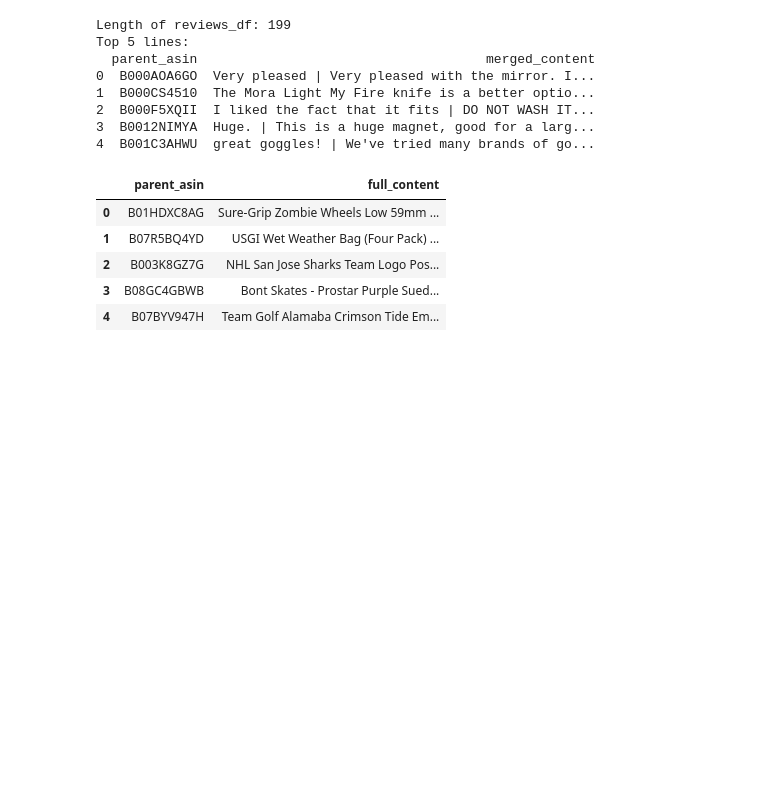
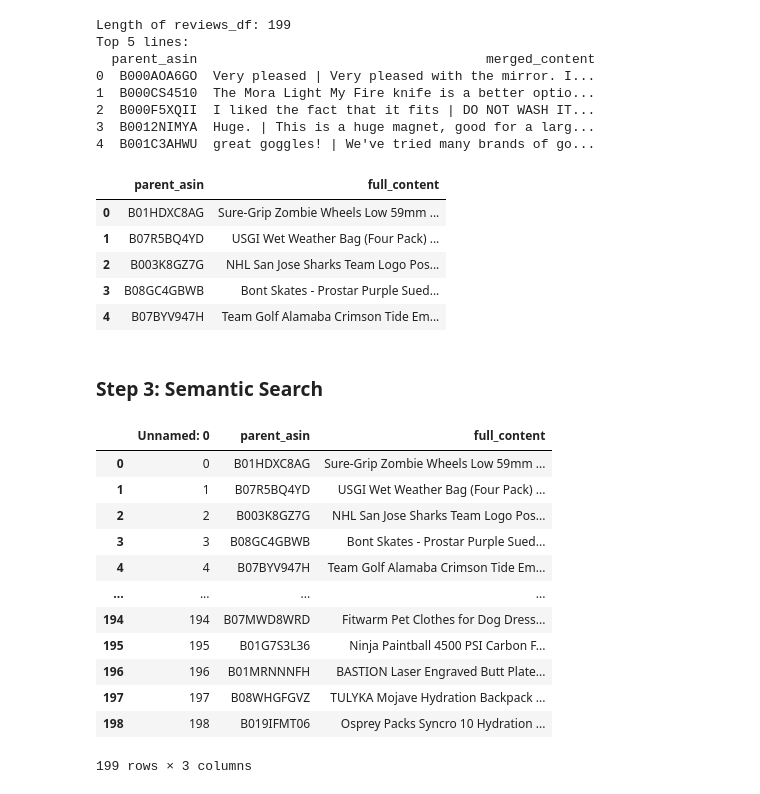
Before and after one commit to UBC-MDS/DSCI_575_project_alnliu11_lightgl, a Jupyter notebook: notebooks/milestone1_exploration.ipynb, the cells around one changed output. Saved outputs shown, nothing was run; the diff lists cells and outputs as text; code cells hidden in the pictures; blank space fills up the shorter version.

Commit message:
Semantic Search

```diff
--- a/notebooks/milestone1_exploration.ipynb
+++ b/notebooks/milestone1_exploration.ipynb
@@ -256,3 +256,23 @@ merged_df.head()
 | 4 | B07BYV947H | Team Golf Alamaba Crimson Tide Em... |
 # %%
 merged_df.to_csv("../data/processed/merged.csv")
+# %% [markdown]
+### Step 3: Semantic Search
+# %%
+merged_df=pd.read_csv('../data/processed/merged.csv')
+# %%
+merged_df
+# %% [output]
+|  | Unnamed: 0 | parent_asin | full_content |
+| 0 | 0 | B01HDXC8AG | Sure-Grip Zombie Wheels Low 59mm ... |
+| 1 | 1 | B07R5BQ4YD | USGI Wet Weather Bag (Fоur Paсk) ... |
+| 2 | 2 | B003K8GZ7G | NHL San Jose Sharks Team Logo Pos... |
+| 3 | 3 | B08GC4GBWB | Bont Skates - Prostar Purple Sued... |
+| 4 | 4 | B07BYV947H | Team Golf Alamaba Crimson Tide Em... |
+| ... | ... | ... | ... |
+| 194 | 194 | B07MWD8WRD | Fitwarm Pet Clothes for Dog Dress... |
+| 195 | 195 | B01G7S3L36 | Ninja Paintball 4500 PSI Carbon F... |
+| 196 | 196 | B01MRNNNFH | BASTION Laser Engraved Butt Plate... |
+| 197 | 197 | B08WHGFGVZ | TULYKA Mojave Hydration Backpack ... |
+| 198 | 198 | B019IFMT06 | Osprey Packs Syncro 10 Hydration ... |
+199 rows × 3 columns
```
Also changed, not shown: parts of 11 cells of this notebook, 1 other file.
